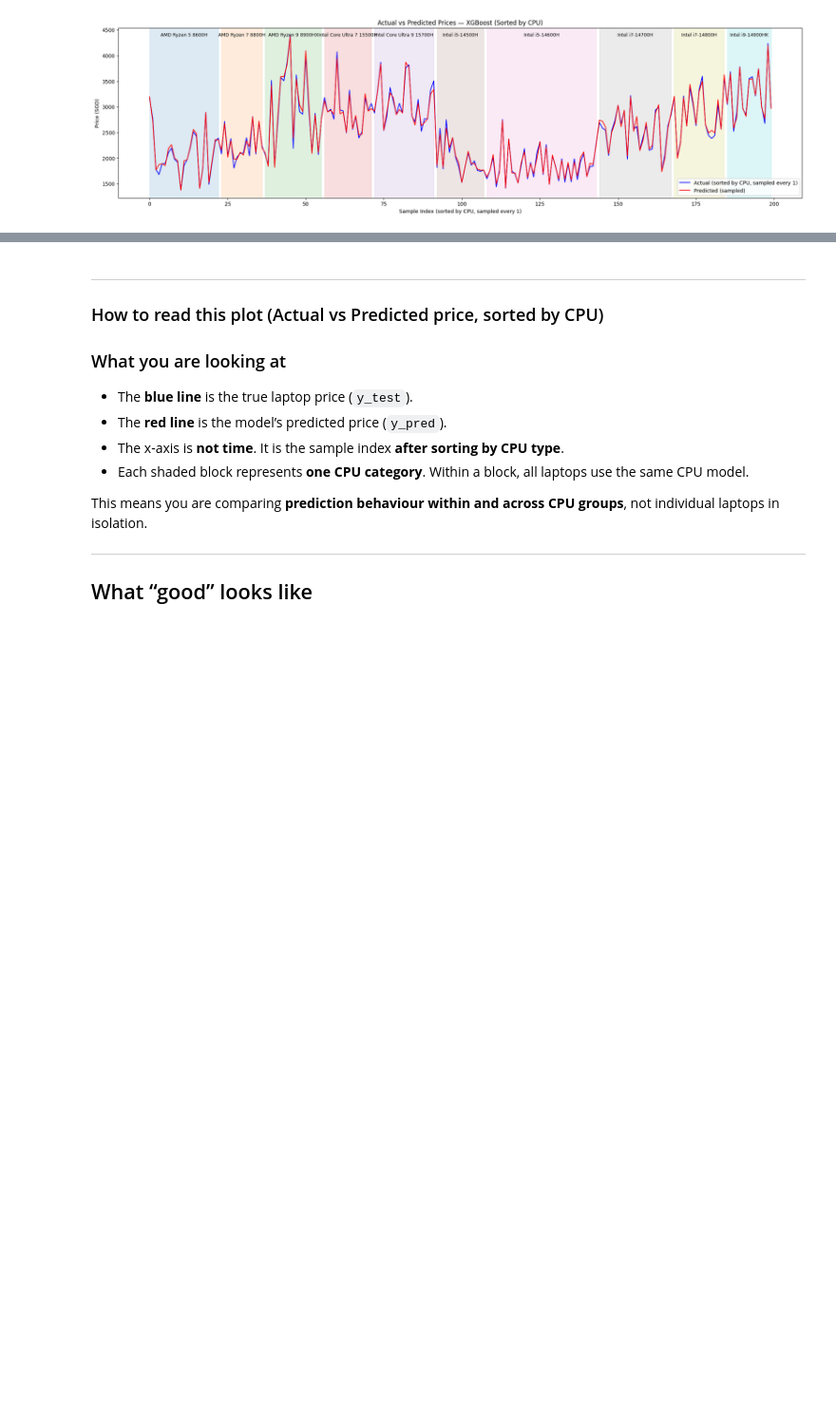
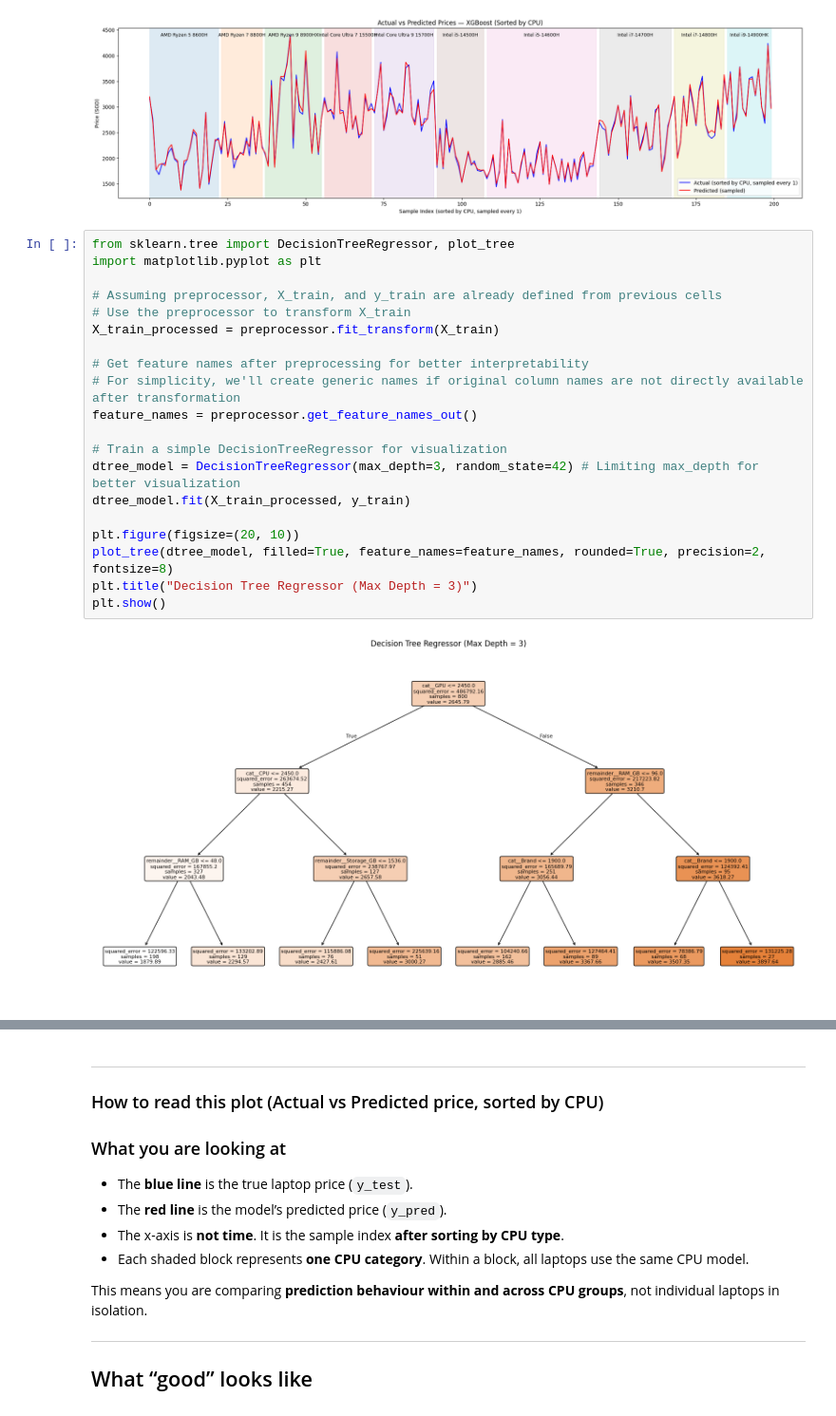
Before and after one commit to noobprogrammertryingtosurvive/ADALL_github, a Jupyter notebook: Week 4_ADALL_Modelling_Evaluation_With_LLM.ipynb, the cells around one changed output, grey strips where cells are left out. Shown at 95% size. Cells and saved outputs as stored; diff of their text form; blank space fills up the shorter version.

```diff
--- a/Week 4_ADALL_Modelling_Evaluation_With_LLM.ipynb
+++ b/Week 4_ADALL_Modelling_Evaluation_With_LLM.ipynb
@@ -1274,3 +1274,25 @@ for idx, (s, e, group_name) in enumerate(spans):
 plt.show()
 # %% [output]
 [figure]
+# %%
+from sklearn.tree import DecisionTreeRegressor, plot_tree
+import matplotlib.pyplot as plt
+
+# Assuming preprocessor, X_train, and y_train are already defined from previous cells
+# Use the preprocessor to transform X_train
+X_train_processed = preprocessor.fit_transform(X_train)
+
+# Get feature names after preprocessing for better interpretability
+# For simplicity, we'll create generic names if original column names are not directly available after transformation
+feature_names = preprocessor.get_feature_names_out()
+
+# Train a simple DecisionTreeRegressor for visualization
+dtree_model = DecisionTreeRegressor(max_depth=3, random_state=42) # Limiting max_depth for better visualization
+dtree_model.fit(X_train_processed, y_train)
+
+plt.figure(figsize=(20, 10))
+plot_tree(dtree_model, filled=True, feature_names=feature_names, rounded=True, precision=2, fontsize=8)
+plt.title("Decision Tree Regressor (Max Depth = 3)")
+plt.show()
+# %% [output]
+[figure, added]
```
Also changed, not shown: parts of 1 cell of this notebook.
